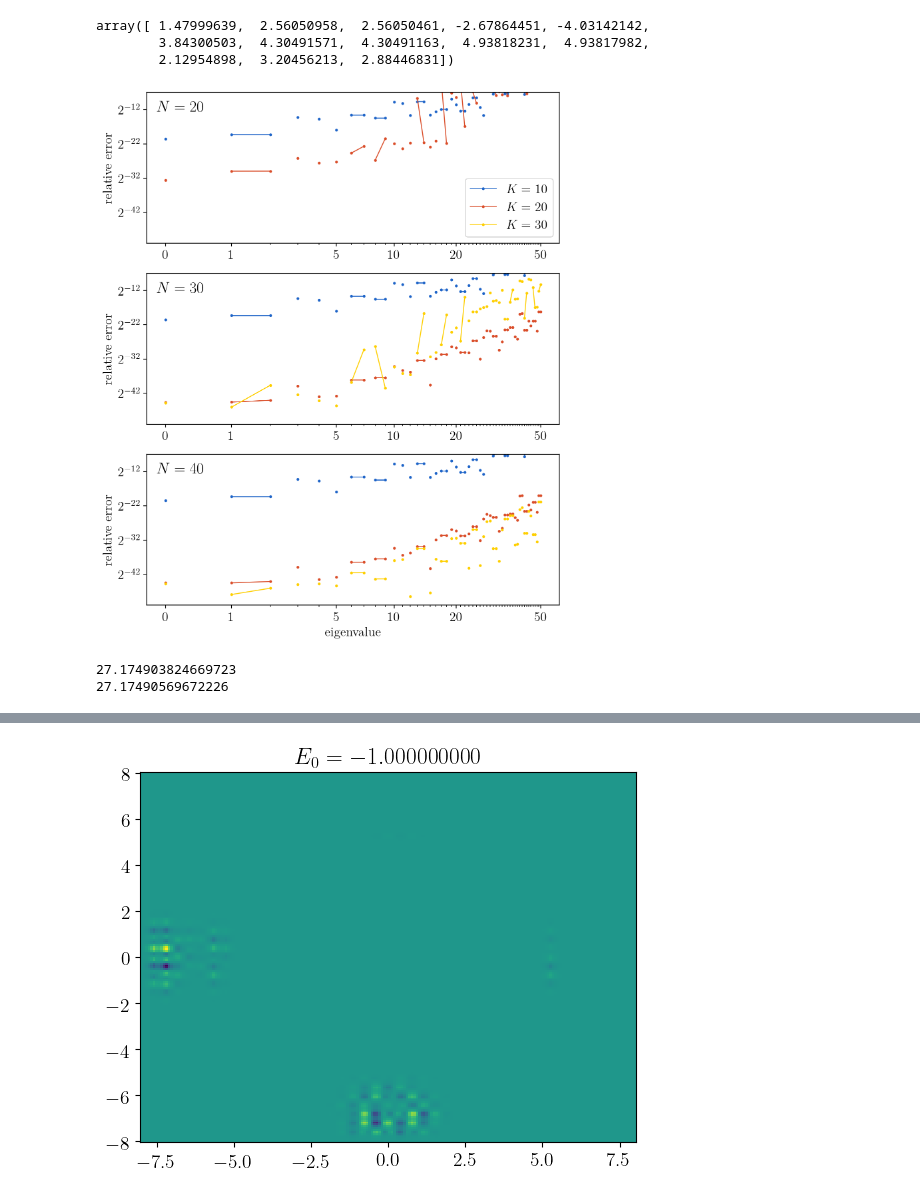
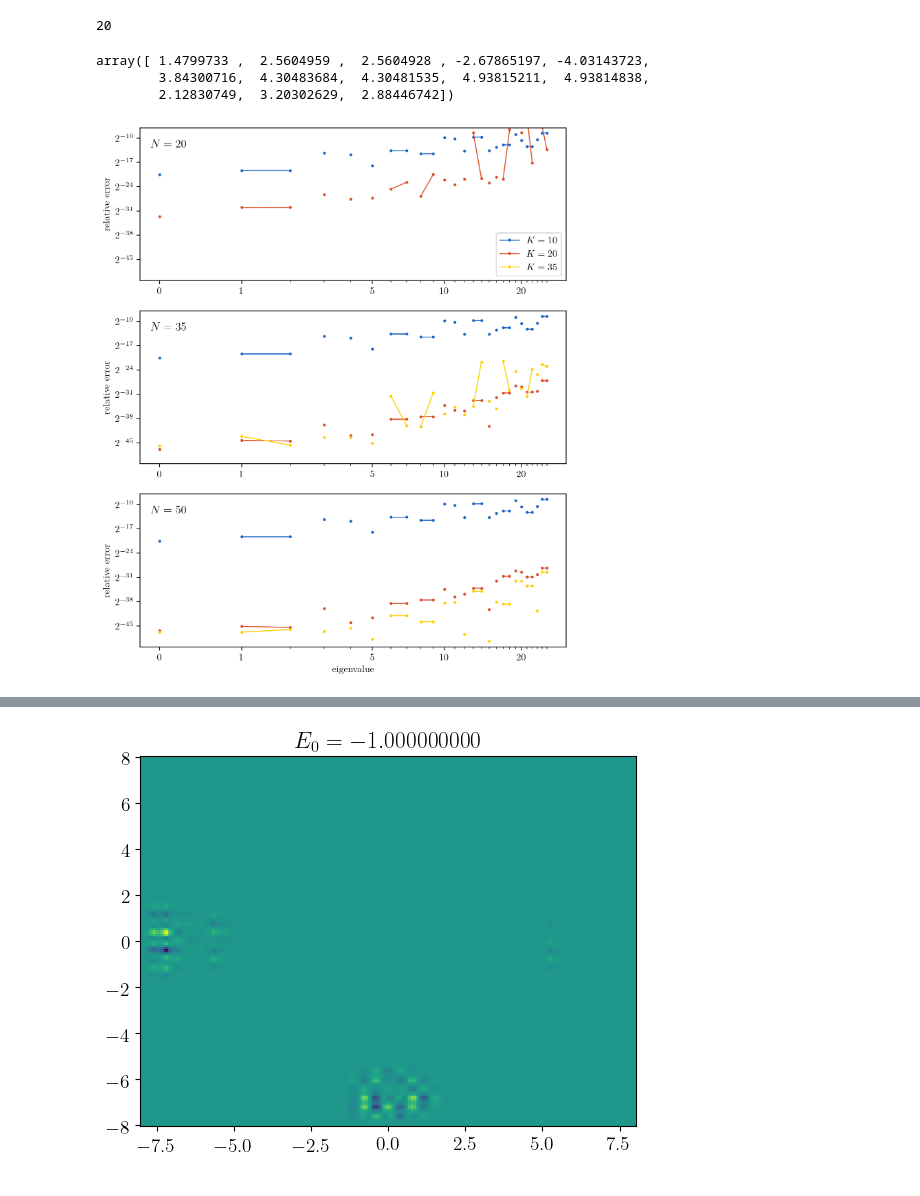
Before and after one commit to toonijn/PhD-thesis, a Jupyter notebook: img/chapter4/nm_benchmark_ixaru.ipynb, the cells around one changed output, grey strips where cells are left out. Saved outputs shown, nothing was run; the diff lists cells and outputs as text; code cells hidden in the pictures.

Commit message:
weird image scaling

```diff
--- a/img/chapter4/nm_benchmark_ixaru.ipynb
+++ b/img/chapter4/nm_benchmark_ixaru.ipynb
@@ -7,13 +7,13 @@ from strands import Schrodinger2D, Rectangle, Circle
 import numpy as np
 import math
 
-c = 51
+c = 26
 
 def V(x, y):
     return (x**2 + 1) * (y**2 + 1)
 
 s = Schrodinger2D(V, Rectangle(-5.5,5.5, -5.5,5.5),
-                  gridSize=(50, 50), maxBasisSize=40)
+                  gridSize=(90, 90), maxBasisSize=40)
 extremely_accurate = s.eigenvalues(60, shiftInvert=True, tolerance=1e-14)[:c]
 extremely_accurate
 # %% [output]
@@ -36,0 +37,18 @@ extremely_accurate
+# %%
+muls = []
+iss = []
+l = []
+i = 0
+for e in extremely_accurate:
+    r = f"{e:.12f}"
+    if not l or r != l[-1]:
+        iss.append(i)
+        l.append(r)
+        muls.append(1)
+    else:
+        muls[-1] += 1
+    i += 1
+# %%
+for i, E, m in zip(iss, l, muls):
+    left = " = ".join(f"E_{{{i + k}}}" for k in range(m))
+    print(f"${left} =$ & {E}")
@@ -37,19 +76,23 @@ extremely_accurate
+# %%
+len(l)
+# %% [output]
+20
 # %%
 reported = np.array([3.1959181, 5.5267439, 5.5267439, 7.5578033, 8.0312723, 8.4445814, 9.9280611, 9.9280611, 11.3118171, 11.3118171, 12.1032536, 12.2011790, 13.3323313])
 
 (reported - np.array(extremely_accurate)[:len(reported)])*10**8
 # %% [output]
-array([ 1.47999639,  2.56050958,  2.56050461, -2.67864451, -4.03142142,
-        3.84300503,  4.30491571,  4.30491163,  4.93818231,  4.93817982,
-        2.12954898,  3.20456213,  2.88446831])
+array([ 1.4799733 ,  2.5604959 ,  2.5604928 , -2.67865197, -4.03143723,
+        3.84300716,  4.30483684,  4.30481535,  4.93815211,  4.93814838,
+        2.12830749,  3.20302629,  2.88446742])
 # %%
 from tqdm import tqdm
 from itertools import product
 
 data = {}
 
-ks = [10, 20, 30]
-ns = [20, 30, 40]
+ks = [10, 20, 35]
+ns = [20, 35, 50]
 for k, n in tqdm(list(product(ks, ns))):
     s = Schrodinger2D(V, Rectangle(-5.5,5.5, -5.5,5.5),
                       gridSize=(n, n), maxBasisSize=k)
@@ -72,45 +115,42 @@ for ni, n in enumerate(ns):
     ax = axes[ni]
     ax.set_xscale('log', base=10)
     ax.set_yscale('log', base=2)
-    xticks = [1, 2, 6, 11, 21, 51]
+    xticks = [1, 2, 6, 11, 21]
     ax.set_xticks(xticks, labels=[f"{x-1}" for x in xticks])
-    ax.set_xticks(range(1, 51), labels=[], minor=True)
+    ax.set_xticks(range(1, 27), labels=[], minor=True)
     ax.set_ylim(2**-51, 2**-7)
     ax.set_ylabel("relative error")
     if ni == 2:
         ax.set_xlabel("eigenvalue")
 
     for i, k in enumerate(ks):
         if k > n:
             continue
         j = 0
         r = np.abs((data[(n, k)] - extremely_accurate)/extremely_accurate)
         kwargs = dict(
             label=f"$K={k}$",
             color=ugent.palet[i],
             marker='.', ls='-', lw=1, markersize=4,
         )
         for mult in mults:
             d = r[j:j+mult]
             ax.plot(range(j + 1, j+len(d)+1), d, **kwargs)
             if j == 0:
                 del kwargs["label"]
             j += mult
             if j >= len(r):
                 break
 
     ax.set_title(f"$N = {n}$", y=0.835, x=0.025, loc="left")
 
 
 axes[0].legend(*axes[2].get_legend_handles_labels(), loc="lower right")
 
 fig.show()
 plt.savefig(f"nm_test_ixaru.pdf", bbox_inches="tight")
 # %% [output]
-[figure, old version]
+[figure, new version]
 # %%
-print(data[48, 36][-1])
-print(extremely_accurate[-1])
+s = Schrodinger2D(V, Rectangle(-8,8, -8,8),
+              gridSize=(50, 50), maxBasisSize=25)
-# %% [output]
-27.174903824669723
-27.17490569672226
```
Also changed, not shown: parts of 3 cells of this notebook, 2 other files.
